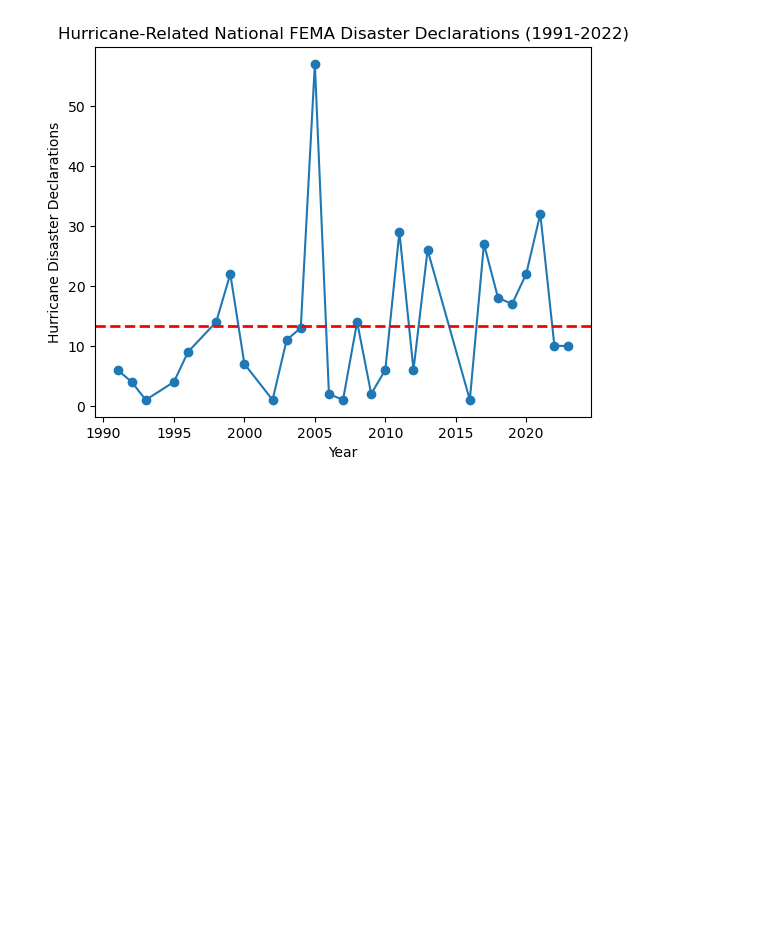
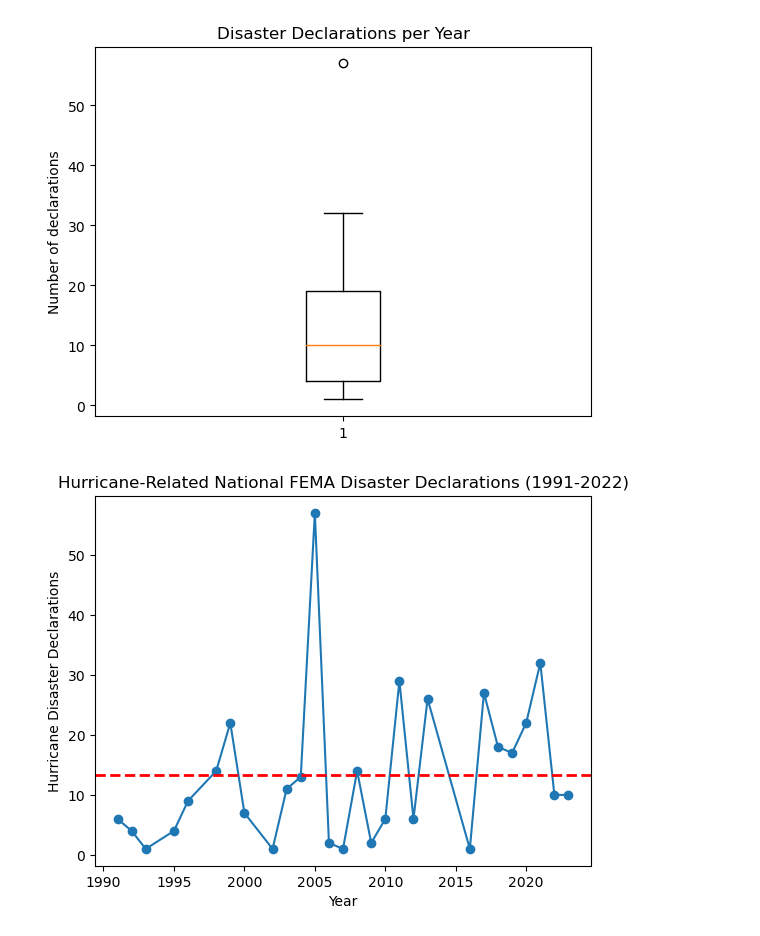
Before and after one commit to STWoodbury/TeamAwesome, a Jupyter notebook: FEMA Analysis.ipynb, the cells around one changed output. Saved outputs shown, nothing was run; the diff lists cells and outputs as text; code cells hidden in the pictures; blank space fills up the shorter version.

Commit message:
added box plots and updated README

```diff
--- a/FEMA Analysis.ipynb
+++ b/FEMA Analysis.ipynb
@@ -21,3 +43,12 @@ count = list(disasterdeclarations['disasterNumber'])
+# %%
+fig1, ax = plt.subplots()
+ax.set_title('Disaster Declarations per Year')
+ax.set_ylabel('Number of declarations')
+ax.boxplot(count)
+flierprops={'marker': 'o', 'markersize': 10, 'markerfacecolor': 'red'}
+plt.savefig('Visualizations/disasterdeclarations.png')
+# %% [output]
+[figure, added]
 # %%
 plt.plot(year, count, marker="o")
 plt.axhline(y=np.nanmean(count), color='red', linestyle='--', linewidth=2, label='Avg')
```
Also changed, not shown: parts of 2 cells of this notebook, 5 other files.
